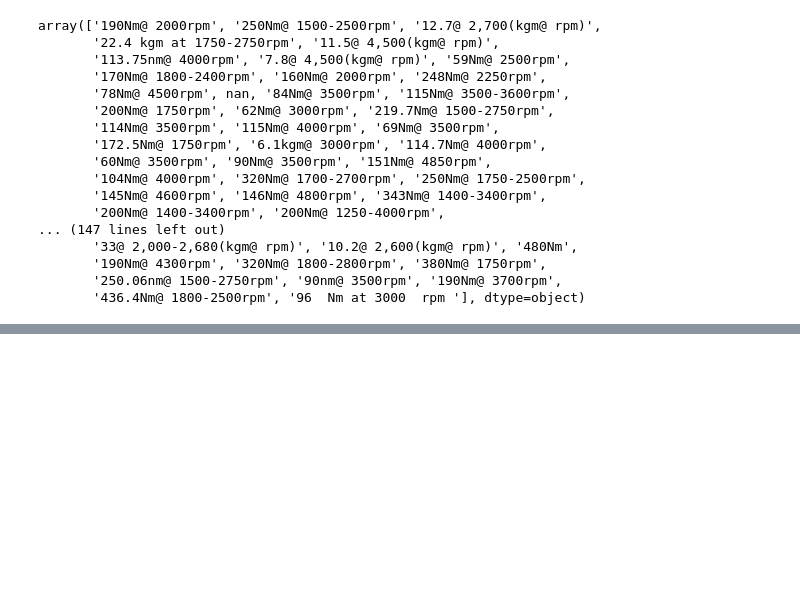
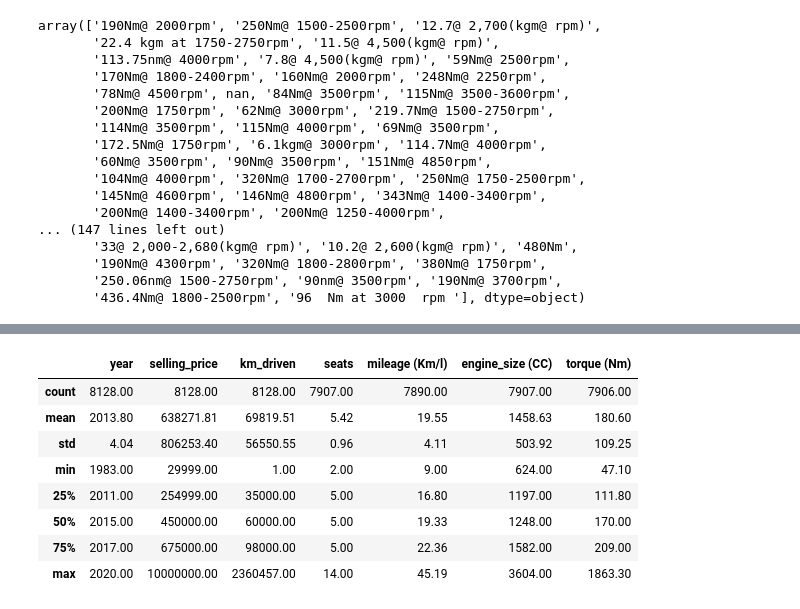
Before and after one commit to gutessitore/MachineLearningModels, a Jupyter notebook: Supervised/LinearRegression/LinearRegression.ipynb, the cells around one changed output, grey strips where cells are left out. Saved outputs shown, nothing was run; the diff lists cells and outputs as text; code cells hidden in the pictures; blank space fills up the shorter version.

```diff
--- a/Supervised/LinearRegression/LinearRegression.ipynb
+++ b/Supervised/LinearRegression/LinearRegression.ipynb
@@ -116,0 +196,12 @@ As we can see, the torque column has a lot of different patterns, like:
+# %%
+data.describe().round(2)
+# %% [output]
+|  | year | selling_price | km_driven | seats | mileage (Km/l) | engine_size (CC) | torque (Nm) |
+| count | 8128.00 | 8128.00 | 8128.00 | 7907.00 | 7890.00 | 7907.00 | 7906.00 |
+| mean | 2013.80 | 638271.81 | 69819.51 | 5.42 | 19.55 | 1458.63 | 180.60 |
+| std | 4.04 | 806253.40 | 56550.55 | 0.96 | 4.11 | 503.92 | 109.25 |
+| min | 1983.00 | 29999.00 | 1.00 | 2.00 | 9.00 | 624.00 | 47.10 |
+| 25% | 2011.00 | 254999.00 | 35000.00 | 5.00 | 16.80 | 1197.00 | 111.80 |
+| 50% | 2015.00 | 450000.00 | 60000.00 | 5.00 | 19.33 | 1248.00 | 170.00 |
+| 75% | 2017.00 | 675000.00 | 98000.00 | 5.00 | 22.36 | 1582.00 | 209.00 |
+| max | 2020.00 | 10000000.00 | 2360457.00 | 14.00 | 45.19 | 3604.00 | 1863.30 |
```
Also changed, not shown: parts of 6 cells of this notebook.
